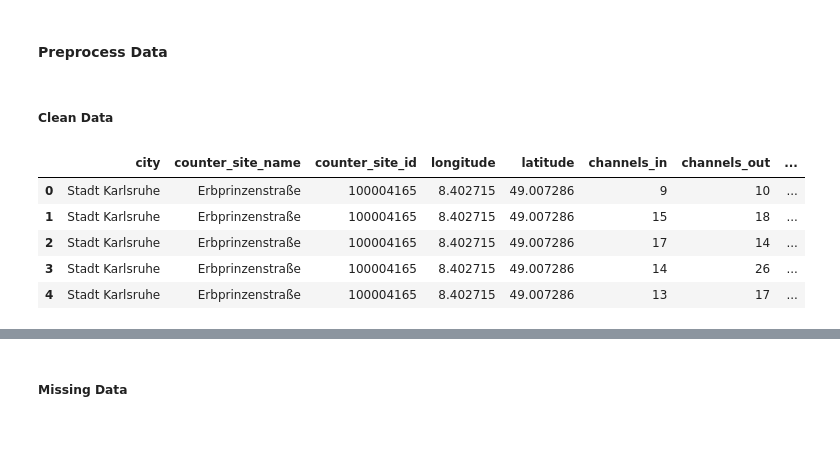
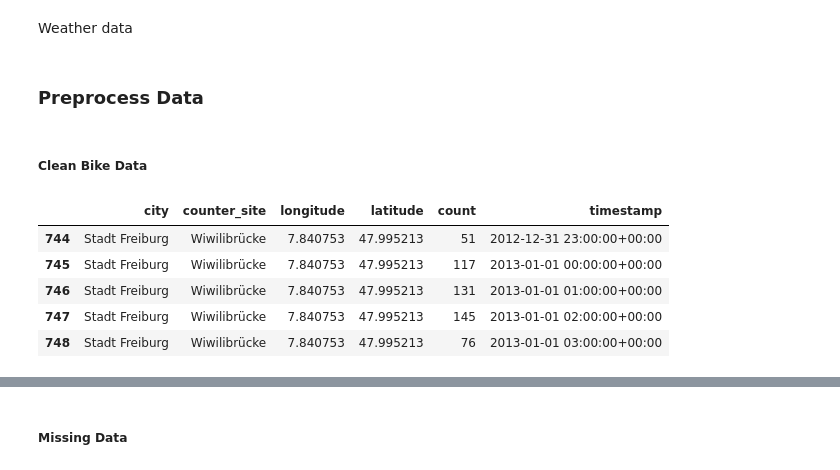
Before and after one commit to skessler01/data_literacy, a Jupyter notebook: notebooks/pipeline.ipynb, the cells around one changed output, grey strips where cells are left out. Drawn from its saved outputs; the diff is of its cells as text; code cells hidden in the pictures; blank space fills up the shorter version.

```diff
--- a/notebooks/pipeline.ipynb
+++ b/notebooks/pipeline.ipynb
@@ -20,9 +20,11 @@ sys.path.append("..")
 # %%
-file_path = "../data/full_data.csv"
+## Read in .csv file of all bike data if it exists, otherwise download data from URLs and save as .csv
+
+file_path = "../data/full_bike_data.csv"
 
 if os.path.exists(file_path):
     #print(f"Datei existiert: {file_path}")
-    data = pd.read_csv("../data/full_data.csv", low_memory=False)
+    bike_data_raw = pd.read_csv("../data/full_bike_data.csv", low_memory=False)
 
 else:
     #print(f"Datei fehlt: {file_path}")
@@ -45,18 +47,18 @@ else:
     general_columns = pd.read_csv(url_list[1]).columns.tolist()
 
     # Erstelle CSV-Datei, in der Daten aller URLs gespeichert werden
-    full_data = pd.DataFrame()
+    full_bike_data = pd.DataFrame()
     for url in url_list:
         csv_data = pd.read_csv(url, low_memory=False)
         assert list(csv_data.columns) == general_columns, f"Spalten stimmen nicht überein in {url}"
-        full_data = pd.concat([full_data, csv_data], ignore_index=True)
+        full_bike_data = pd.concat([full_bike_data, csv_data], ignore_index=True)
 
-    # Speichere full_data lokal als CSV-Datei
-    full_data.to_csv("../data/full_data.csv", index=False)
-    data = full_data.copy()
+    # Speichere full_bike_data lokal als CSV-Datei
+    full_bike_data.to_csv("../data/full_bike_data.csv", index=False)
+    bike_data_raw = full_bike_data.copy()
 
-data['iso_timestamp'] = pd.to_datetime(data['iso_timestamp'], utc = True, errors='coerce') # Isotimestamp ist lokale Zeit und berücksichtigt Sommerzeit
-data.head()
+bike_data_raw['iso_timestamp'] = pd.to_datetime(bike_data_raw['iso_timestamp'], utc = True, errors='coerce') # Isotimestamp ist lokale Zeit und berücksichtigt Sommerzeit
+bike_data_raw.head()
 # %% [output]
 |  | operator_name | domain_name | domain_id | counter_site | counter_site_id | counter_serial | longitude | ... |
 | 0 | Eco Counter GmbH | Stadt Karlsruhe | 752 | Erbprinzenstraße | 100004165 | Y2H16070301 | 8.402715 | ... |
@@ -99,0 +84,2 @@ counters_with_tracking
+# %% [markdown]
+Weather data
@@ -100,51 +93,39 @@ counters_with_tracking
 # %% [markdown]
-#### Preprocess Data
+### Preprocess Data
 # %% [markdown]
-##### Clean Data
+##### Clean Bike Data
 # %%
 ## Clean data
-data_cleaned = bike_data.copy()
-data_cleaned = data_cleaned[['domain_name', 'counter_site', 'counter_site_id', 'longitude', 'latitude',
-       'iso_timestamp', 'channels_in', 'channels_out', 'channels_unknown', 'channels_all', 'site_temperature',
-       'site_rain_accumulation', 'site_snow_accumulation']]
+data_cleaned = bike_data_raw.copy()
 
-# 1. Time
+# Keep only relevant columns
+data_cleaned = data_cleaned[['domain_name', 'counter_site', 'longitude', 'latitude',
+       'iso_timestamp', 'channels_all']]
+
+# Only keep the following cities: Freiburg, Tübingen, Stuttgart, Ludwigsburg, Mannheim, Heidelberg, Reutlingen
+cities_to_keep = ["Stadt Freiburg", "Stadt Tübingen", "Landeshauptstadt Stuttgart",
+                  "Stadt Ludwigsburg", "Stadt Mannheim", "Stadt Heidelberg", "Stadt Reutlingen"]
+data_cleaned = data_cleaned[data_cleaned['domain_name'].isin(cities_to_keep)].copy()
+
 # 'Isotimestamp' is local time and considers 'Sommerzeit'. Therefore, we use this for better accuracy in time representation.
 # Exchange 'timestamp' with 'iso_timestamp' and convert to datetime with UTC timezone.
 # Drop 'timezone' as this is identical for all entries.
 data_cleaned['timestamp'] = pd.to_datetime(data_cleaned['iso_timestamp'], utc = True, errors='coerce')
 data_cleaned = data_cleaned.drop(columns=['iso_timestamp'])
 
-# 2. City
-# Drop 'operator_name' as this is not of interest.
-# Drop 'domain_id' as this is not informative.
-# Rename 'domain_name' to 'city' for clarity.
-data_cleaned = data_cleaned.rename(columns={'domain_name': 'city'})
-
-# 3. Counter
-# Drop 'counter_serial' as this is not informative and has many missing values.
-# Rename 'counter_site' to 'counter_site_name' for clarity.
-# Note: For further analysis, use 'counter_site_id' to uniquely identify counter sites.
-data_cleaned = data_cleaned.rename(columns={'counter_site': 'counter_site_name'})
-
-
-# 5. Count
-# Rename 'channels_all' to 'count' for clarity.
-data_cleaned = data_cleaned.rename(columns={'channels_all': 'count'})
-
-# 6. Weather
-# Drop wheather columns that are not of interest (we us another weather dataset later).
-data_cleaned = data_cleaned.drop(columns=['site_rain_accumulation', 'site_snow_accumulation', 'site_temperature'])
+# Rename columns for better clarity
+data_cleaned = data_cleaned.rename(columns={'domain_name': 'city', 'channels_all': 'count'})
 
 # Save cleaned data
-data_cleaned.to_csv("../data/cleaned_full_data.csv", index=False)
+data_cleaned.to_csv("../data/full_bike_data_cleaned.csv", index=False)
 
-data_cleaned.head()
+bike_data = data_cleaned.copy()
+bike_data.head()
 # %% [output]
-|  | city | counter_site_name | counter_site_id | longitude | latitude | channels_in | channels_out | ... |
-| 0 | Stadt Karlsruhe | Erbprinzenstraße | 100004165 | 8.402715 | 49.007286 | 9 | 10 | ... |
-| 1 | Stadt Karlsruhe | Erbprinzenstraße | 100004165 | 8.402715 | 49.007286 | 15 | 18 | ... |
-| 2 | Stadt Karlsruhe | Erbprinzenstraße | 100004165 | 8.402715 | 49.007286 | 17 | 14 | ... |
-| 3 | Stadt Karlsruhe | Erbprinzenstraße | 100004165 | 8.402715 | 49.007286 | 14 | 26 | ... |
-| 4 | Stadt Karlsruhe | Erbprinzenstraße | 100004165 | 8.402715 | 49.007286 | 13 | 17 | ... |
+|  | city | counter_site | longitude | latitude | count | timestamp |
+| 744 | Stadt Freiburg | Wiwilibrücke | 7.840753 | 47.995213 | 51 | 2012-12-31 23:00:00+00:00 |
+| 745 | Stadt Freiburg | Wiwilibrücke | 7.840753 | 47.995213 | 117 | 2013-01-01 00:00:00+00:00 |
+| 746 | Stadt Freiburg | Wiwilibrücke | 7.840753 | 47.995213 | 131 | 2013-01-01 01:00:00+00:00 |
+| 747 | Stadt Freiburg | Wiwilibrücke | 7.840753 | 47.995213 | 145 | 2013-01-01 02:00:00+00:00 |
+| 748 | Stadt Freiburg | Wiwilibrücke | 7.840753 | 47.995213 | 76 | 2013-01-01 03:00:00+00:00 |
 # %%
```
Also changed, not shown: parts of 27 cells of this notebook.
